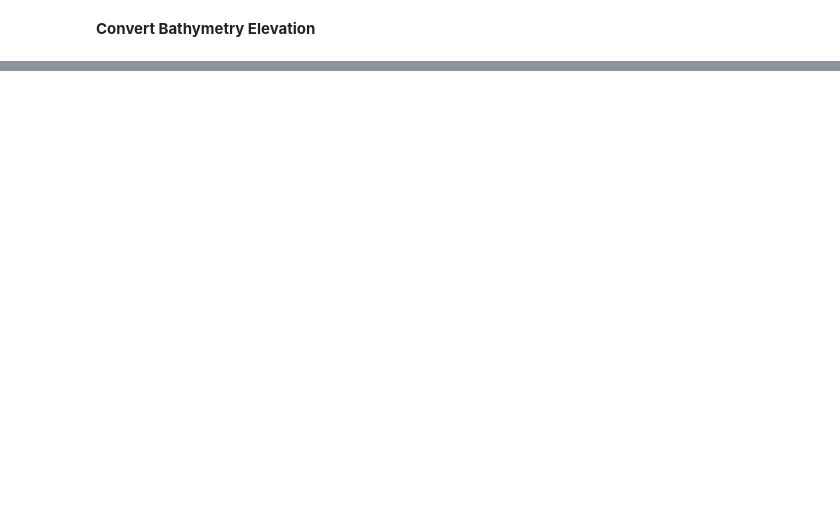
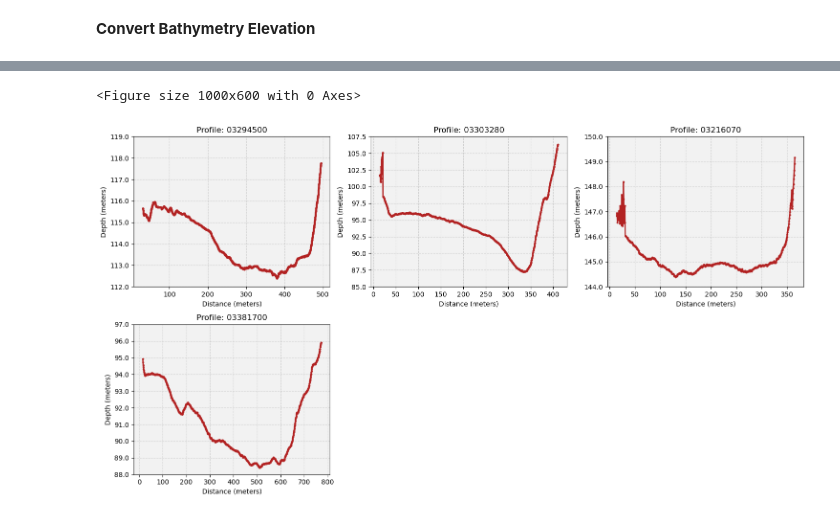
Before and after one commit to jdavecas/Hipsometric-curves, a Jupyter notebook: Bathymetry_trans.ipynb, the cells around one changed output, grey strips where cells are left out. Saved outputs shown, nothing was run; the diff lists cells and outputs as text; code cells hidden in the pictures; blank space fills up the shorter version.

```diff
--- a/Bathymetry_trans.ipynb
+++ b/Bathymetry_trans.ipynb
@@ -251,0 +418,6 @@ AttributeError: 'tuple' object has no attribute 'columns'
+# %%
+plt.figure(figsize=(10, 6))
+helpfxs.plot_mb_xs_grid(bath_EGM08, depth_column='Depth_EGM2008(m)', color='firebrick', units="meters")
+# %% [output]
+<Figure size 1000x600 with 0 Axes>
+[figure, added]
```
Also changed, not shown: parts of 18 cells of this notebook, 1 other file.
